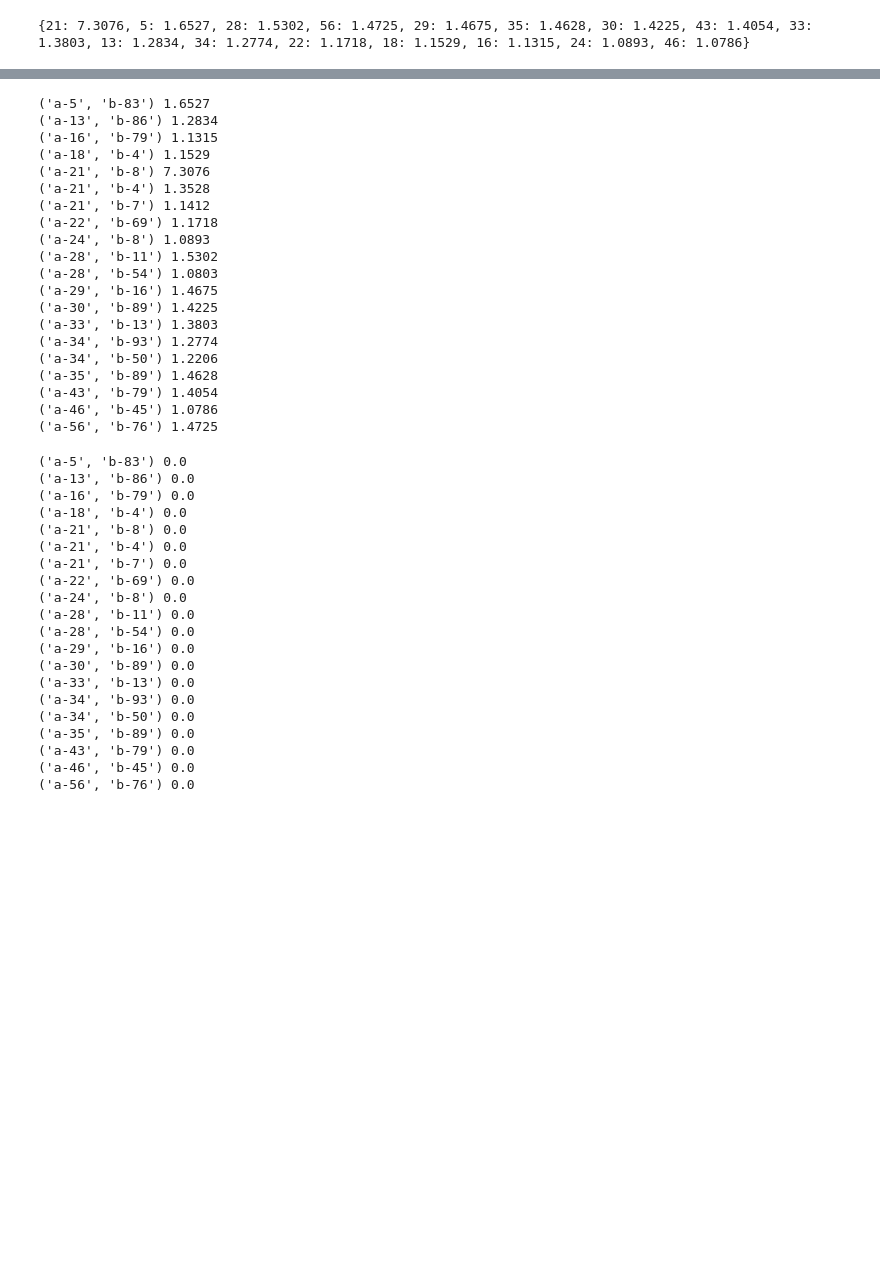
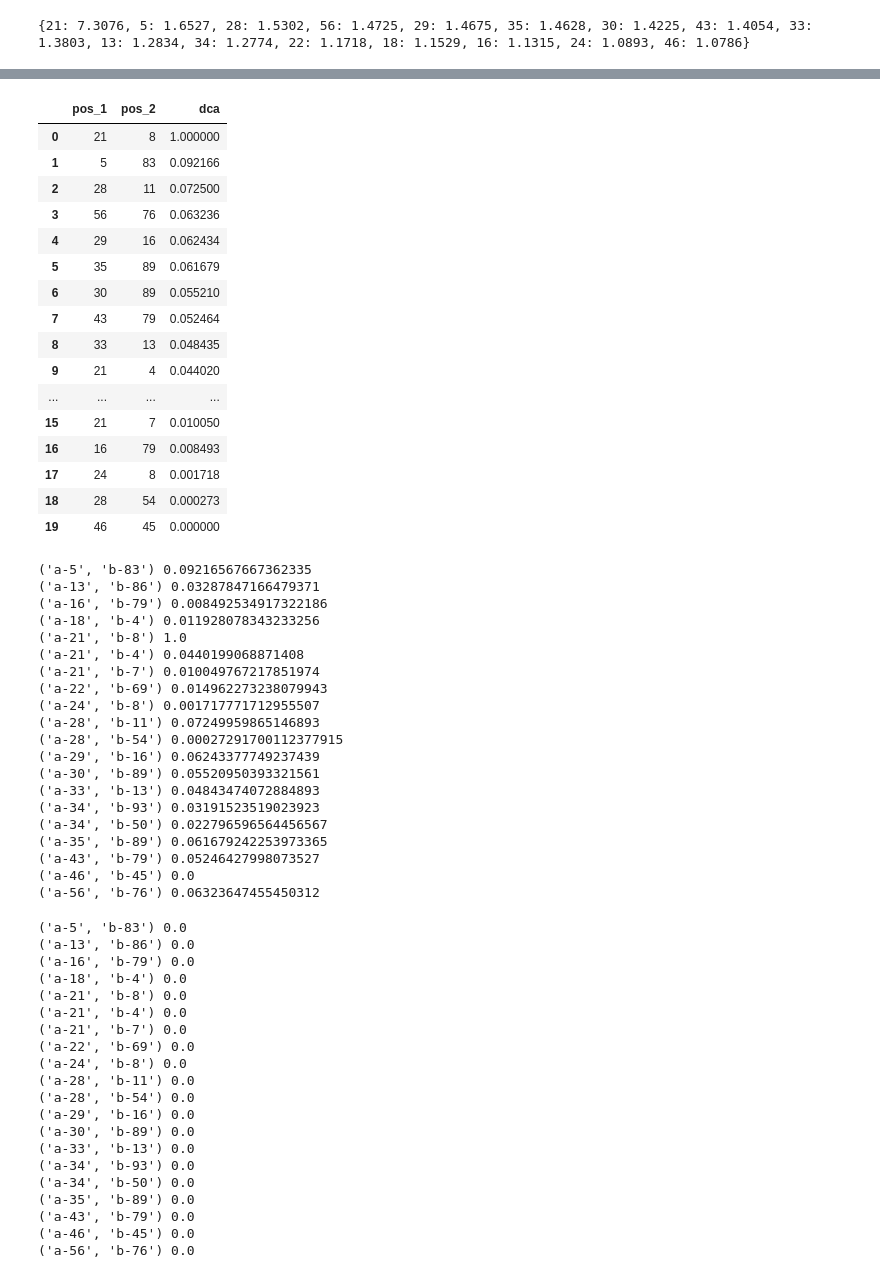
Before and after one commit to Sum02dean/GCN-STRING, a Jupyter notebook: src/notebooks/add_dca.ipynb, the cells around one changed output, grey strips where cells are left out. Cells and saved outputs as stored; diff of their text form; code cells hidden in the pictures; blank space fills up the shorter version.

Commit message:
normalised dca values

```diff
--- a/src/notebooks/add_dca.ipynb
+++ b/src/notebooks/add_dca.ipynb
@@ -885,59 +911,90 @@ U = link_graphs(G_1, G_2, bridges, show=False)
+# %%
+# Normalize dca values
+ss = MinMaxScaler()
+dca = np.array(dca)
+dca_scaled = ss.fit_transform(dca.reshape(-1, 1))
+dca_final = dca_scaled.flatten().tolist()
 # %%
 INSPECT = True
+
+# Normalize dca values
+ss = MinMaxScaler()
+dca = np.array(dca)
+dca_scaled = ss.fit_transform(dca.reshape(-1, 1))
+dca_scaled
+
 # make data into a dataframe
-df = pd.DataFrame({'pos_1': pos_1, 'pos_2': pos_2, 'dca': dca})
+df = pd.DataFrame({'pos_1': pos_1, 'pos_2': pos_2, 'dca': dca_final})
+display(df)
 
 for edge in U.edges:
     if ('a' in edge[0]) and ('b' in edge[1]):
 
         # Pull out the edges with DCA connection (max DCA)
         e_1 = int(edge[0].split('-')[-1])
         e_2 = int(edge[1].split('-')[-1])
 
         # Extract and join on the DCA scores
         dca_score = df[(df['pos_1']==e_1) & (df['pos_2']==e_2)]['dca'].values
 
         # Set dca edge type to max dca score
         attrs = {(edge[0], edge[1]): {"dca": float(dca_score)}}
         nx.set_edge_attributes(U, attrs)
 
         # Set peptide edge type to zero
         attrs = {(edge[0], edge[1]): {"peptide": 0.0}}
         nx.set_edge_attributes(U, attrs)
 
         # Inspect changed edges
         if INSPECT:
             print(edge, nx.get_edge_attributes(U, 'dca')[(edge[0], edge[1])])
 
     else:
         # Set dca edge type to 0
         attrs = {(edge[0], edge[1]): {"dca": 0.0}}
         nx.set_edge_attributes(U, attrs)
 
         # Set peptides edge type to 1
         attrs = {(edge[0], edge[1]): {"peptide": 1.0}}
         nx.set_edge_attributes(U, attrs)
 # %% [output]
+|  | pos_1 | pos_2 | dca |
+| 0 | 21 | 8 | 1.000000 |
+| 1 | 5 | 83 | 0.092166 |
+| 2 | 28 | 11 | 0.072500 |
+| 3 | 56 | 76 | 0.063236 |
+| 4 | 29 | 16 | 0.062434 |
+| 5 | 35 | 89 | 0.061679 |
+| 6 | 30 | 89 | 0.055210 |
+| 7 | 43 | 79 | 0.052464 |
+| 8 | 33 | 13 | 0.048435 |
+| 9 | 21 | 4 | 0.044020 |
+| ... | ... | ... | ... |
+| 15 | 21 | 7 | 0.010050 |
+| 16 | 16 | 79 | 0.008493 |
+| 17 | 24 | 8 | 0.001718 |
+| 18 | 28 | 54 | 0.000273 |
+| 19 | 46 | 45 | 0.000000 |
-('a-5', 'b-83') 1.6527
-('a-13', 'b-86') 1.2834
-('a-16', 'b-79') 1.1315
-('a-18', 'b-4') 1.1529
-('a-21', 'b-8') 7.3076
-('a-21', 'b-4') 1.3528
-('a-21', 'b-7') 1.1412
-('a-22', 'b-69') 1.1718
-('a-24', 'b-8') 1.0893
-('a-28', 'b-11') 1.5302
-('a-28', 'b-54') 1.0803
-('a-29', 'b-16') 1.4675
-('a-30', 'b-89') 1.4225
-('a-33', 'b-13') 1.3803
-('a-34', 'b-93') 1.2774
-('a-34', 'b-50') 1.2206
-('a-35', 'b-89') 1.4628
-('a-43', 'b-79') 1.4054
-('a-46', 'b-45') 1.0786
-('a-56', 'b-76') 1.4725
+('a-5', 'b-83') 0.09216567667362335
+('a-13', 'b-86') 0.03287847166479371
+('a-16', 'b-79') 0.008492534917322186
+('a-18', 'b-4') 0.011928078343233256
+('a-21', 'b-8') 1.0
+('a-21', 'b-4') 0.0440199068871408
+('a-21', 'b-7') 0.010049767217851974
+('a-22', 'b-69') 0.014962273238079943
+('a-24', 'b-8') 0.001717771712955507
+('a-28', 'b-11') 0.07249959865146893
+('a-28', 'b-54') 0.00027291700112377915
+('a-29', 'b-16') 0.06243377749237439
+('a-30', 'b-89') 0.05520950393321561
+('a-33', 'b-13') 0.04843474072884893
+('a-34', 'b-93') 0.03191523519023923
+('a-34', 'b-50') 0.022796596564456567
+('a-35', 'b-89') 0.061679242253973365
+('a-43', 'b-79') 0.05246427998073527
+('a-46', 'b-45') 0.0
+('a-56', 'b-76') 0.06323647455450312
 # %%
 for edge in U.edges:
     if ('a' in edge[0]) and ('b' in edge[1]):
```
Also changed, not shown: parts of 3 cells of this notebook, 1 other file.
